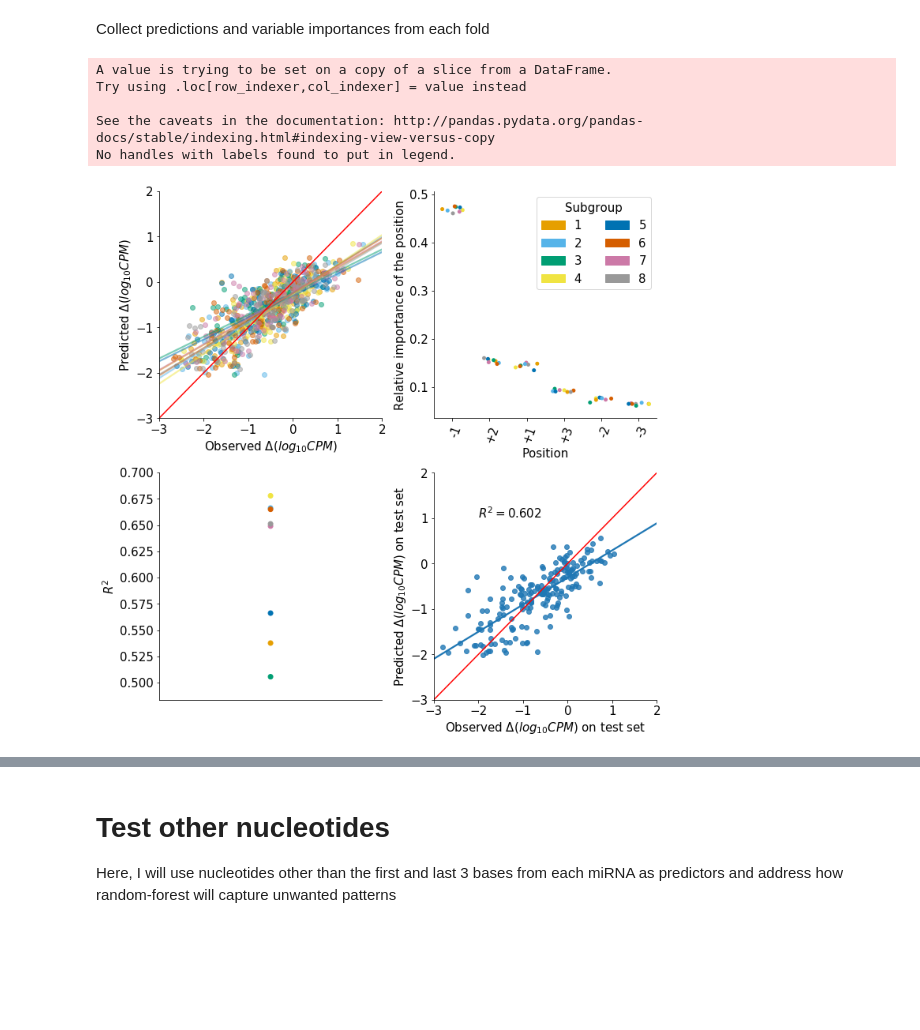
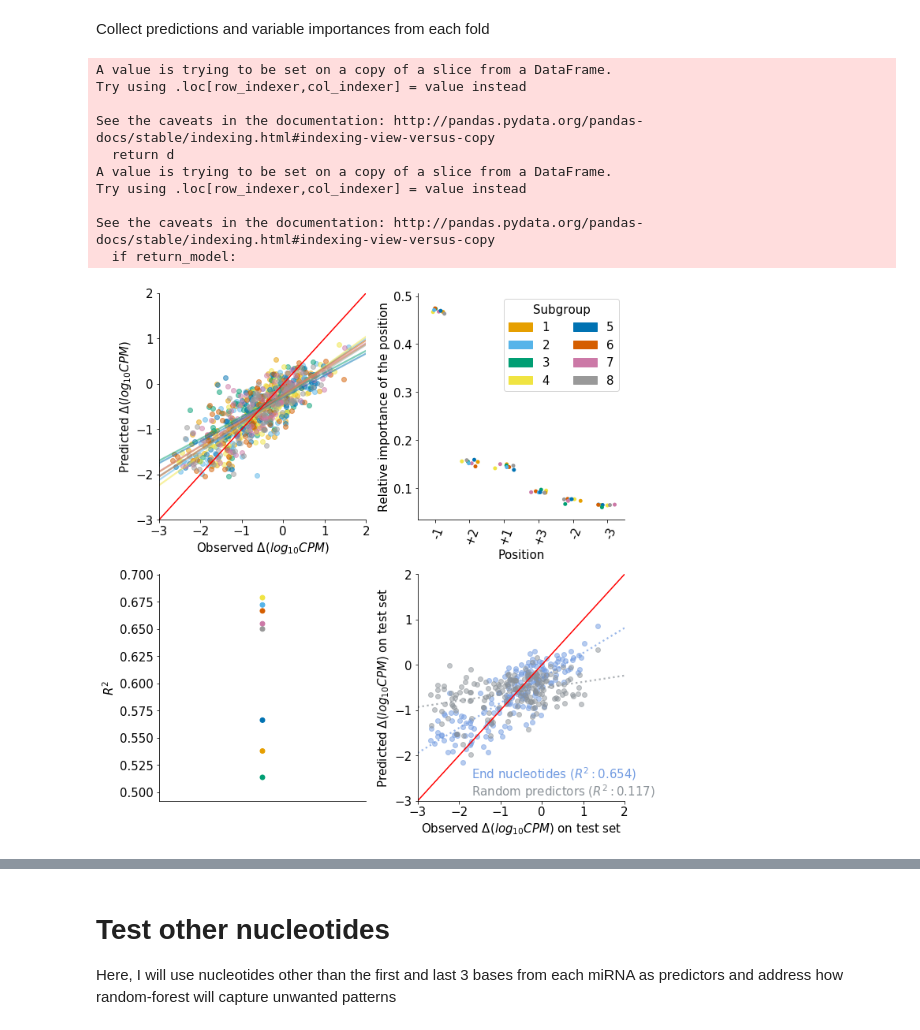
Before and after one commit to wckdouglas/tgirt_smRNA, a Jupyter notebook: scripts/RF_correction.ipynb, the cells around one changed output, grey strips where cells are left out. Saved outputs shown, nothing was run; the diff lists cells and outputs as text; code cells hidden in the pictures; blank space fills up the shorter version.

Commit message:
added full test

```diff
--- a/scripts/RF_correction.ipynb
+++ b/scripts/RF_correction.ipynb
@@ -87,6 +70,7 @@ train_df, test_df = train_test_split(model_df, test_size=0.2, random_state=123)
 # %% [markdown]
 Collect predictions and variable importances from each fold
 # %%
+rf = R_randomForest()
 kf = KFold(n_splits = 8, random_state=123)
 res_df = []
 var_df = []
@@ -94,14 +78,12 @@ for i, (train_idx, test_idx) in enumerate(kf.split(train_df)):
     sub_train_df = train_df.iloc[train_idx,:]
     sub_test_df = train_df.iloc[test_idx]
 
+    X = sub_train_df.drop('Y', axis=1)
+    Y = sub_train_df['Y'].values
+    rf.fit(X, Y)
+    pred = rf.predict(sub_test_df)
 
-    r_train_df = pandas2ri.DataFrame(sub_train_df.reset_index().drop('index',axis=1))
-    formula = Formula('Y~.')
-    fitted_rf = rf.randomForest(formula = formula, data = r_train_df)
-    pred = stats.predict(fitted_rf, pandas2ri.DataFrame(sub_test_df))
-    pred = pandas2ri.ri2py_vector(pred)
-
-    var = pandas2ri.ri2py_vector(fitted_rf.rx2('importance')).reshape(-1)
+    var = pandas2ri.ri2py_vector(rf.fitted_rf.rx2('importance')).reshape(-1)
     var_df.append(pd.DataFrame({'imp_score': var,
                         'k' : i,
                         'variable': sub_train_df.drop('Y', axis=1).columns}))
@@ -165,44 +147,69 @@ r2_df = res_df\
 ax.scatter(y = r2_df['r2'], x = r2_df.shape[0] * [1],
          color = r2_df.colors.tolist())
 ax.xaxis.set_visible(False)
 ax.set_ylabel('$R^2$')
 
 
 ax = fig.add_subplot(224)
+prep_ce = color_encoder()
 scale = np.arange(-3,3)
 ax.set_xticks(scale)
 ax.set_yticks(scale)
 ax.set_xlim(scale[0], scale[-1])
 ax.set_ylim(scale[0], scale[-1])
-## train RF with full train_df
-r_train_df = pandas2ri.DataFrame(train_df)
-formula = Formula('Y~.')
-fitted_rf = rf.randomForest(formula = formula, data = r_train_df)
+## predict on full test_df
+random_df = []
+t_df = test_nucleotides(nucleotides = [3,4,5, -4,-5,-6], validation=True)
+random_df.append(t_df)
+t_df, fitted_rf = test_nucleotides(nucleotides=[0,1,2,-3,-2,-1], return_model=True, validation=True)
+random_df.append(t_df)
+random_df = pd.concat(random_df)
+plot_random_df = random_df \
+    .groupby('label', as_index=False)\
+    .apply(lambda D: pd.DataFrame({'r2':[r2_score(D.Y, D.predict)],
+                                   'label':[D.label.values[0]]})) \
+    .merge(random_df) \
+    .assign(label = lambda d: d.label + ' ($R^2: ' + d.r2.round(3).astype(str) + '$)')\
+    .assign(colors = lambda d: prep_ce.fit_transform(d.label, simpsons_palette()[1:]))
 
-## predict on full test_df
-test_df['pred'] = pandas2ri.ri2py_vector(stats.predict(fitted_rf, pandas2ri.DataFrame(test_df)))
-sns.regplot(data=test_df, x = 'Y', y = 'pred', ax = ax, ci = False,
-            line_kws = {'alpha': 1, 'linestyle':'-'})
+for i, ((label, color), lab_df) in enumerate(plot_random_df.groupby(['label', 'colors'])):
+    sns.regplot(data = lab_df,
+            ax = ax,
+            color = color,
+            x = 'Y',
+            y = 'predict',
+            ci = None,
+            scatter_kws={'alpha':0.5},
+            line_kws = {'linestyle':':', 'alpha':0.7})
+
+    ax.text(-1.7, -2.5 - i/2.5, label, fontsize=15, color = color)
 ax.plot([-5,3], [-5,3], color='red')
 ax.set_xlabel('Observed $\Delta(log_{10} CPM)$ on test set')
 ax.set_ylabel('Predicted $\Delta(log_{10} CPM)$ on test set')
-r2 = r2_score(test_df.Y, test_df.pred)
-ax.text(-2,1, '$R^2 = %.3f$ '%(r2), fontsize=15)
-ax.legend().set_visible(False)
+scale = np.arange(-3,3)
+ax.set_xticks(scale)
+ax.set_yticks(scale)
+ax.set_xlim(scale[0], scale[-1])
+ax.set_ylim(scale[0], scale[-1])
 
 
 sns.despine()
 fig.tight_layout()
 figurename = figure_path + '/rf_cv.pdf'
 fig.savefig(figurename, bbox_inches='tight')
 
 figurename = figure_path + '/rf_cv.eps'
 fig.savefig(figurename, bbox_inches='tight')
 # %% [output]
 A value is trying to be set on a copy of a slice from a DataFrame.
 Try using .loc[row_indexer,col_indexer] = value instead
 
 See the caveats in the documentation: http://pandas.pydata.org/pandas-docs/stable/indexing.html#indexing-view-versus-copy
-No handles with labels found to put in legend.
+  return d
+A value is trying to be set on a copy of a slice from a DataFrame.
+Try using .loc[row_indexer,col_indexer] = value instead
+
+See the caveats in the documentation: http://pandas.pydata.org/pandas-docs/stable/indexing.html#indexing-view-versus-copy
+  if return_model:
-[figure, old version]
+[figure, new version]
 # %%
```
Also changed, not shown: parts of 7 cells of this notebook, 1 other file.
